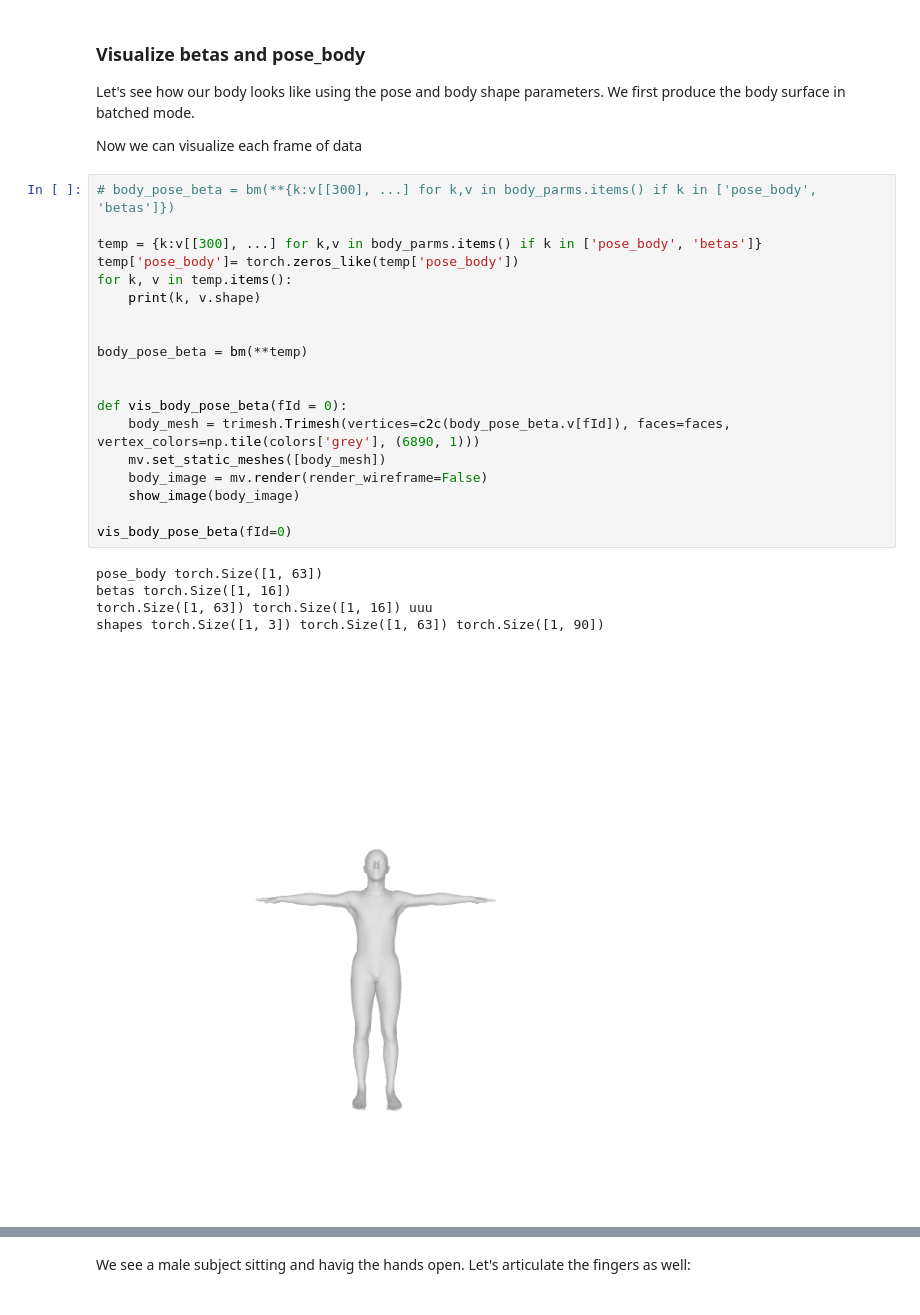
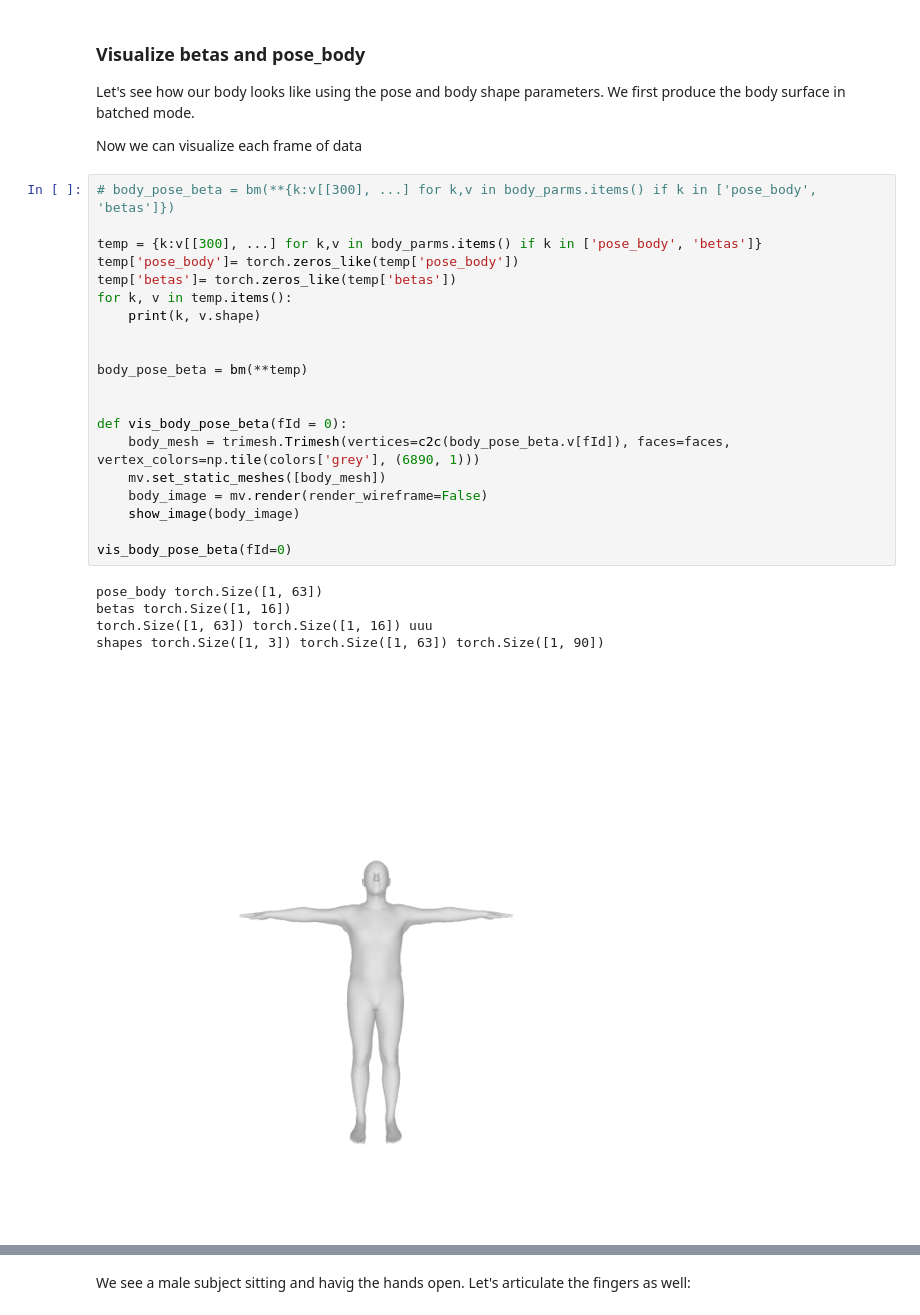
Before and after one commit to TariqBerrada/Motion-Denoising, a Jupyter notebook: notebooks/01-AMASS_Visualization.ipynb, the cells around one changed output, grey strips where cells are left out. Drawn from its saved outputs; the diff is of its cells as text.

```diff
--- a/notebooks/01-AMASS_Visualization.ipynb
+++ b/notebooks/01-AMASS_Visualization.ipynb
@@ -110,25 +110,26 @@ Now we can visualize each frame of data
 # %%
 # body_pose_beta = bm(**{k:v[[300], ...] for k,v in body_parms.items() if k in ['pose_body', 'betas']})
 
 temp = {k:v[[300], ...] for k,v in body_parms.items() if k in ['pose_body', 'betas']}
 temp['pose_body']= torch.zeros_like(temp['pose_body'])
+temp['betas']= torch.zeros_like(temp['betas'])
 for k, v in temp.items():
     print(k, v.shape)
 
 
 body_pose_beta = bm(**temp)
 
 
 def vis_body_pose_beta(fId = 0):
     body_mesh = trimesh.Trimesh(vertices=c2c(body_pose_beta.v[fId]), faces=faces, vertex_colors=np.tile(colors['grey'], (6890, 1)))
     mv.set_static_meshes([body_mesh])
     body_image = mv.render(render_wireframe=False)
     show_image(body_image)
 
 vis_body_pose_beta(fId=0)
 # %% [output]
 pose_body torch.Size([1, 63])
 betas torch.Size([1, 16])
 torch.Size([1, 63]) torch.Size([1, 16]) uuu
 shapes torch.Size([1, 3]) torch.Size([1, 63]) torch.Size([1, 90])
-[figure, old version]
+[figure, new version]
```
Also changed, not shown: parts of 1 cell of this notebook, 2 other files.
